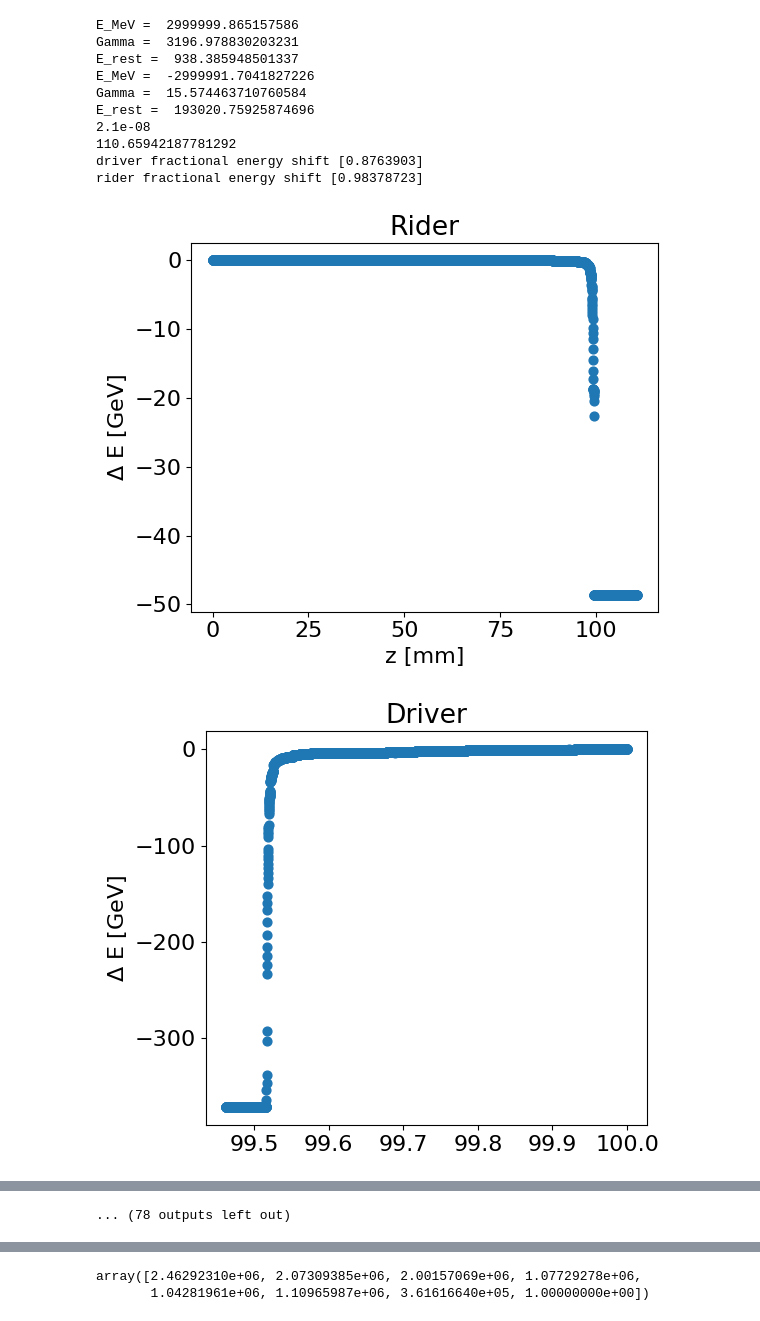
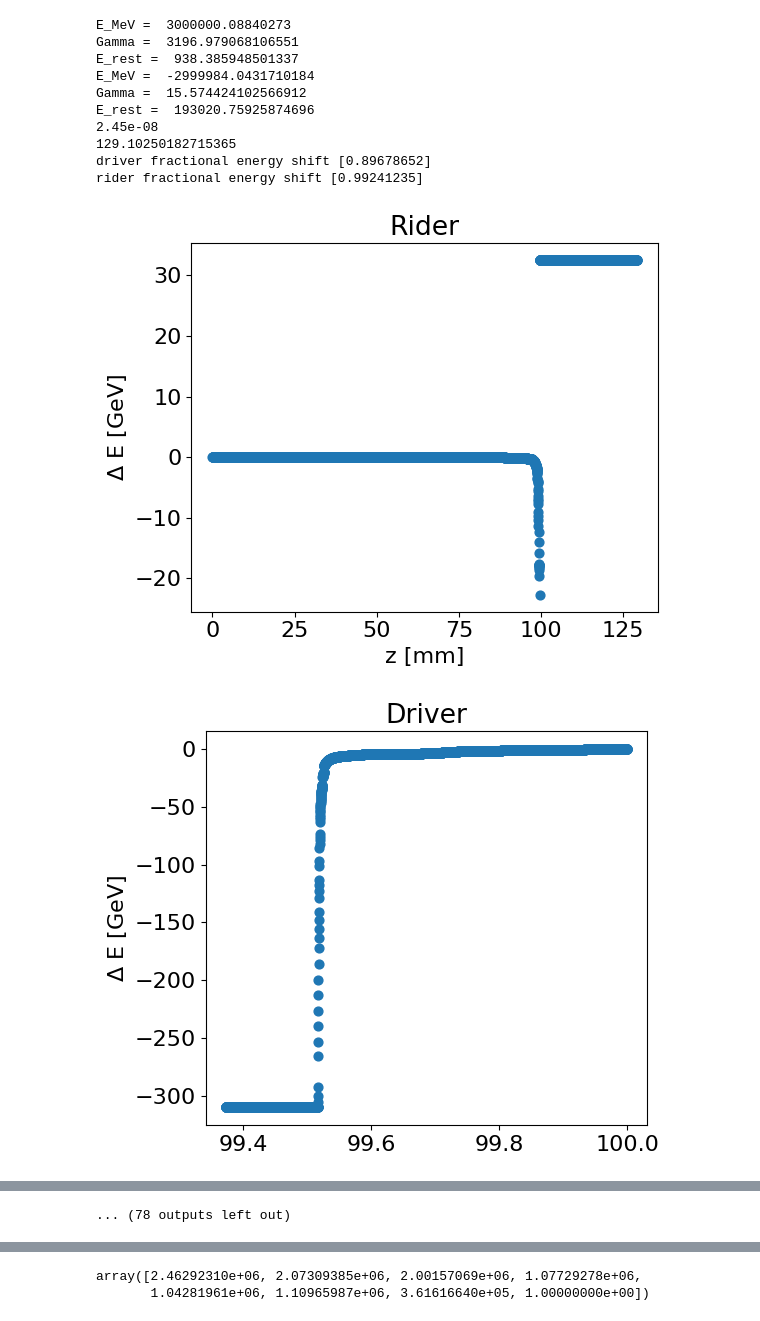
Before and after one commit to benfolsom/LW_integrator, a Jupyter notebook: two_particle_demo_percentplot_loop.ipynb, the cells around one changed output, grey strips where cells are left out. Cells and saved outputs as stored; diff of their text form; code cells hidden in the pictures.

Commit message:
proton lead 100 nm, better timesteps, shareable plot

```diff
--- a/two_particle_demo_percentplot_loop.ipynb
+++ b/two_particle_demo_percentplot_loop.ipynb
@@ -67,7 +67,7 @@ for i in range(0,len(Pz_list)):
         static_steps = 1
         ret_steps = 5500
         #step_size = 1e-7 #+ 2.3e-6 / ( (i+1) / (25) )
-        step_size = 1.8e-8 + (i+1)*3e-9
+        step_size = 1.8e-8 + (i+1)*6.5e-9
         print(step_size)
 
         retarded_traj,retarded_drv_traj = retarded_integrator3(static_steps,ret_steps,step_size,wall_pos,aperture,sim_type,init_rider,init_driver,bunch_dist,cav_spacing,z_cutoff)#just use retarded_intergrator2 for retarded calcs
@@ -98,40 +98,40 @@ for i in range(0,len(Pz_list)):
         #ax.axvline(30,color='g',label="wall paosition")
         #plt.xlim(starting_distance_rider/2,3)
         #plt.ylim(1E-2,2e3)
         #plt.xscale('log')  #log scale works at 1mm range
         #plt.yscale('log')
         plt.title("Rider")
         plt.tight_layout()
         #plt.savefig("./6.26_prot_antiprot_10nm.png",dpi=600)
         plt.show()
 
         fig = plt.figure(figsize=(6,5))
         ax = fig.add_subplot(1, 1, 1)
         #ax.scatter(zs,delta_e_MeV,s=40)
         ax.scatter(zs_drv,delta_e_MeV_drv/1000,s=40)
         #ax.scatter(zs_drv,np.abs(delta_e_MeV_drv/1000),s=40)  #for log plotting
         #ax.scatter(tees,np.abs(np.multiply(qs_drv,1E-2)),s=40)
         ax.set_ylabel(r"$\Delta$ E [GeV]")
         #ax.set_xlabel(r"z [mm]")
         #ax.axvline(30,color='g',label="wall paosition")
         #plt.xlim(-0.54,0.01)
         #plt.ylim(1E-5,5e3)
         #plt.xscale('log')
         #plt.yscale('log')
         plt.title("Driver")
         plt.tight_layout()
         #plt.savefig("./6.26_prot_antiprot_10nm.png",dpi=600)
         plt.show()
 # %% [output]
-E_MeV =  2999999.865157586
-Gamma =  3196.978830203231
+E_MeV =  3000000.08840273
+Gamma =  3196.979068106551
 E_rest =  938.385948501337
-E_MeV =  -2999991.7041827226
-Gamma =  15.574463710760584
+E_MeV =  -2999984.0431710184
+Gamma =  15.574424102566912
 E_rest =  193020.75925874696
-2.1e-08
-110.65942187781292
-driver fractional energy shift [0.8763903]
-rider fractional energy shift [0.98378723]
+2.45e-08
+129.10250182715365
+driver fractional energy shift [0.89678652]
+rider fractional energy shift [0.99241235]
-[figure, old version]
+[figure, new version]
-[figure, old version]
+[figure, new version]
```
Also changed, not shown: parts of 18 cells of this notebook.
